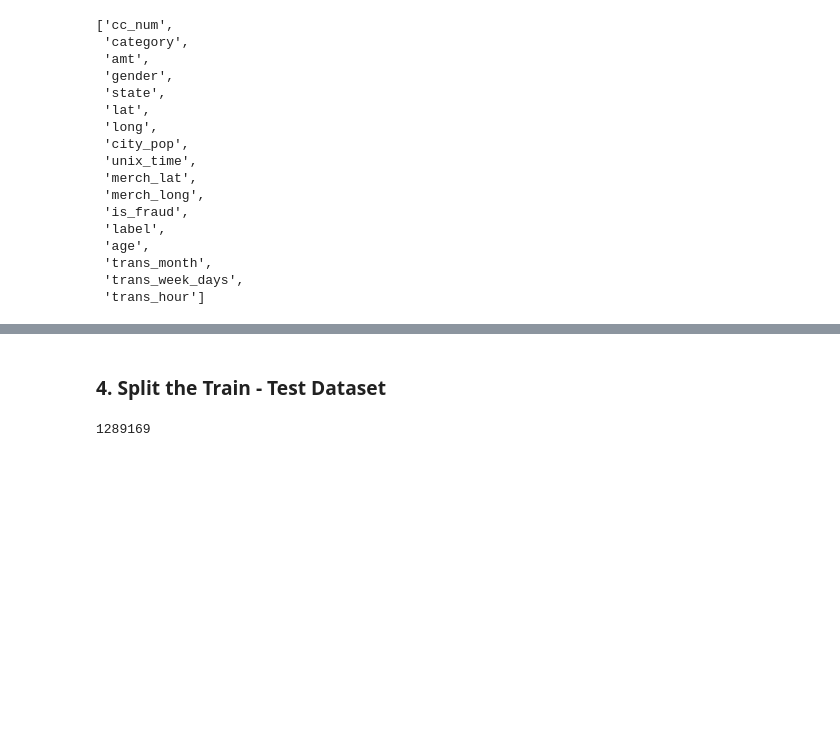
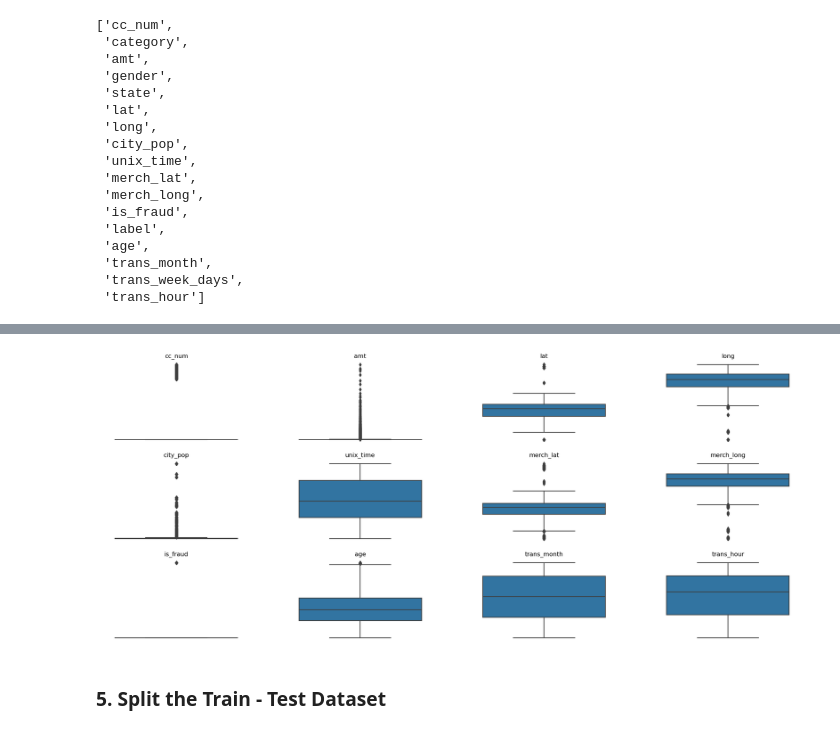
Before and after one commit to sabheen9/Capstone2-Credit-Card-Fraud-Detection, a Jupyter notebook: Credit Card Fraud Detection/notebooks/pre-processing.ipynb, the cells around one changed output, grey strips where cells are left out. Saved outputs shown, nothing was run; the diff lists cells and outputs as text; code cells hidden in the pictures; blank space fills up the shorter version.

```diff
--- a/Credit Card Fraud Detection/notebooks/pre-processing.ipynb
+++ b/Credit Card Fraud Detection/notebooks/pre-processing.ipynb
@@ -82,3 +150,14 @@ data
+# %%
+plt.figure(figsize = [25,10])
+
+for ind,col_name in enumerate(standard_df):
+  plot_var = standard_df[col_name]
+  plt.subplot(3,4,ind+1)
+  sns.boxplot(plot_var)
+  plt.title(col_name)
+  plt.axis(False)
+# %% [output]
+[figure, added]
 # %% [markdown]
-### **4. Split the Train - Test Dataset**
+### **5. Split the Train - Test Dataset**
 # %%
@@ -98,10 +170,0 @@ y_test = test_data['is_fraud'] # lables for testing
-# %%
-train_majority = train_data[train_data['is_fraud'] == 0] # create a subset of majority class
-
-train_minority = train_data[train_data['is_fraud'] == 1] # create a subset of minority class
-
-majority_count = len(train_majority) # lets count the number of records in the majority class
-
-majority_count # dispaly the count
-# %% [output]
-1289169
```
Also changed, not shown: parts of 18 cells of this notebook.
